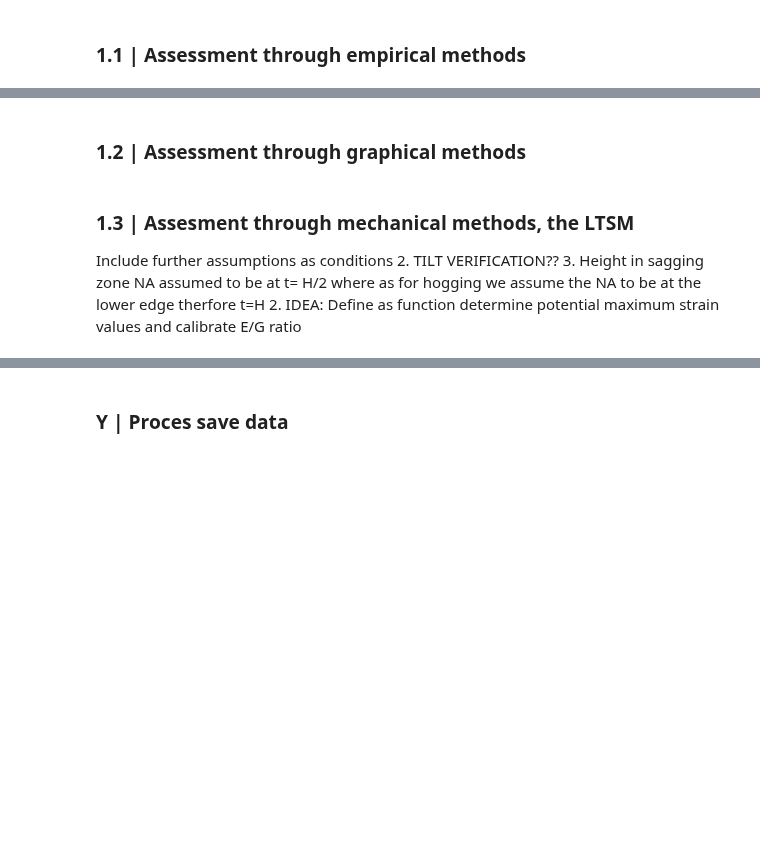
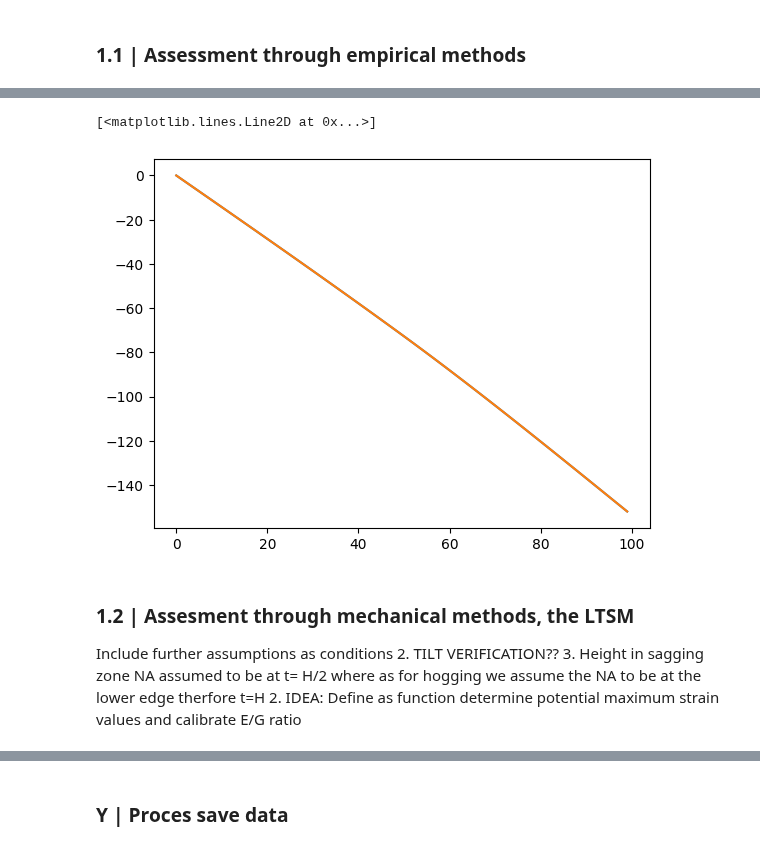
Before and after one commit to MunawarJohar/BRICKS, a Jupyter notebook: IJsselsteinseweg 77.ipynb, the cells around one changed output, grey strips where cells are left out. Cells and saved outputs as stored; diff of their text form; code cells hidden in the pictures; blank space fills up the shorter version.

```diff
--- a/IJsselsteinseweg 77.ipynb
+++ b/IJsselsteinseweg 77.ipynb
@@ -89,10 +89,17 @@ app = plots.EM_plot(report)
 app.run_server(debug=False)
 # %% [output]
 [interactive output not drawn]
-# %% [markdown]
-### <strong> 1.2 | Assessment through graphical methods </strong>
+# %%
+from scipy.signal import savgol_filter
+w = savgol_filter(ijsselsteinseweg.process['int']['wall1']['z_q'], window_length=5, polyorder=2)
+
+plt.plot(w)
+plt.plot(ijsselsteinseweg.process['int']['wall1']['z_q'])
+# %% [output]
+[<matplotlib.lines.Line2D at 0x...>]
+[figure, added]
 # %% [markdown]
-### <strong> 1.3 | Assesment through mechanical methods, the LTSM </strong>
+### <strong> 1.2 | Assesment through mechanical methods, the LTSM </strong>
 
 Include further assumptions as conditions
 2. TILT VERIFICATION??
```
Also changed, not shown: parts of 9 cells of this notebook, 3 other files.
